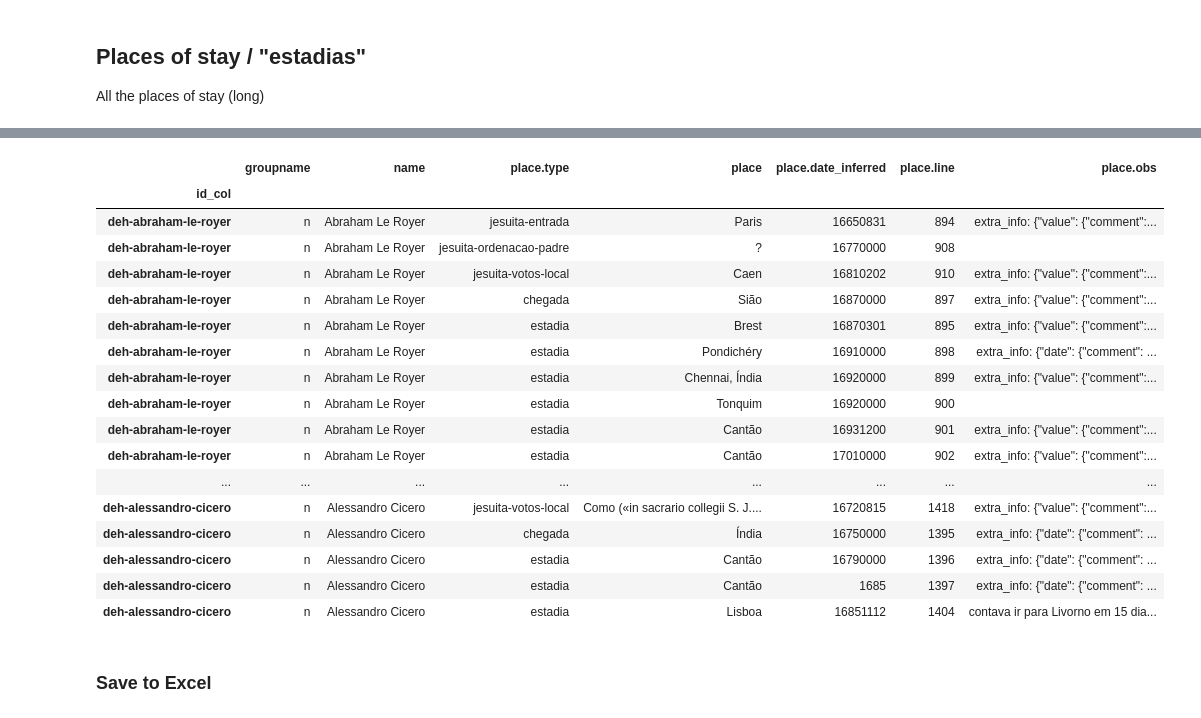
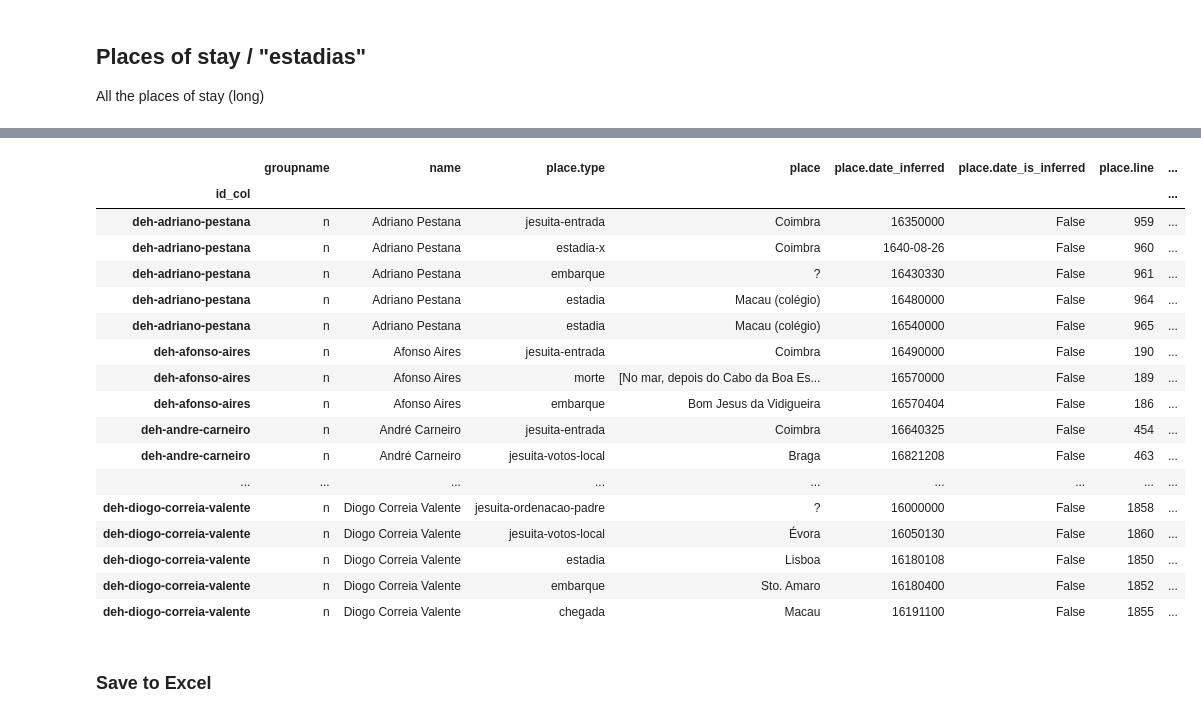
Before and after one commit to joaquimrcarvalho/dehergne-locations, a Jupyter notebook: notebooks/dehergne_analysis.ipynb, the cells around one changed output, grey strips where cells are left out. Drawn from its saved outputs; the diff is of its cells as text; code cells hidden in the pictures.

```diff
--- a/notebooks/dehergne_analysis.ipynb
+++ b/notebooks/dehergne_analysis.ipynb
@@ -283,0 +260,18 @@ memory usage: 95.7+ KB
+# %%
+import pyuca  # to sort accented characters properly
+
+import pandas as pd
+from timelink.pandas import entities_with_attribute
+# show 500 rows
+pd.set_option('display.max_rows', 550)
+
+nacionais = entities_with_attribute(
+    entity_type='person',
+    show_elements=['id','name','groupname'],
+    the_type='nacionalidade',
+    more_attributes=['nascimento'],
+    db=tlnb.db,
+)
+# filter groupname = 'n' (avoid "referido", "pai", "mãe")
+nacionais = nacionais[nacionais.groupname=='n']
+nacionais.info()
@@ -635,7 +649,7 @@ from timelink.pandas import entities_with_attribute
 # show 500 rows
 pd.set_option('display.max_rows', 1550)
 
-jesuita_entrada_coimbra_estadia = entities_with_attribute(
+jesuita_entrada_coimbra_embarque = entities_with_attribute(
     entity_type='person',
     show_elements=['name','groupname'],
     the_type='jesuita-entrada',
@@ -643,20 +657,20 @@ jesuita_entrada_coimbra_estadia = entities_with_attribute(
     more_attributes=['nascimento','embarque'],
     db=tlnb.db,
 )
-jesuita_entrada_coimbra_estadia.info()
+jesuita_entrada_coimbra_embarque.info()
 
 # user only group "n"
-jesuita_entrada_coimbra_estadia = jesuita_entrada_coimbra_estadia[jesuita_entrada_coimbra_estadia.groupname=='n']
+jesuita_entrada_coimbra_embarque = jesuita_entrada_coimbra_embarque[jesuita_entrada_coimbra_embarque.groupname=='n']
 
 # add age at 'jesuita-entrada.date'
-jesuita_entrada_coimbra_estadia['age_at_entrada'] = jesuita_entrada_coimbra_estadia.apply(lambda x: calc_age_at(x['nascimento.date'], x['jesuita-entrada.date']), axis=1)
+jesuita_entrada_coimbra_embarque['age_at_entrada'] = jesuita_entrada_coimbra_embarque.apply(lambda x: calc_age_at(x['nascimento.date'], x['jesuita-entrada.date']), axis=1)
 # add age at 'embarque.date'
-jesuita_entrada_coimbra_estadia['age_at_embarque'] = jesuita_entrada_coimbra_estadia.apply(lambda x: calc_age_at(x['nascimento.date'], x['embarque.date']), axis=1)
+jesuita_entrada_coimbra_embarque['age_at_embarque'] = jesuita_entrada_coimbra_embarque.apply(lambda x: calc_age_at(x['nascimento.date'], x['embarque.date']), axis=1)
 
-jesuita_entrada_coimbra_estadia['tempo_em_coimbra'] = jesuita_entrada_coimbra_estadia['age_at_embarque'] - jesuita_entrada_coimbra_estadia['age_at_entrada']
+jesuita_entrada_coimbra_embarque['tempo_em_coimbra'] = jesuita_entrada_coimbra_embarque['age_at_embarque'] - jesuita_entrada_coimbra_embarque['age_at_entrada']
 
 cols=['name','nascimento.date','jesuita-entrada.date','jesuita-entrada','age_at_entrada','tempo_em_coimbra','embarque','embarque.date','age_at_embarque']
-jesuita_entrada_coimbra_estadia[cols].sort_values(by=['jesuita-entrada.date','embarque.date'])
+jesuita_entrada_coimbra_embarque[cols].sort_values(by=['jesuita-entrada.date','embarque.date'])
 # %% [output]
 <class 'pandas.core.frame.DataFrame'>
 Index: 62 entries, deh-adriano-pestana to deh-tome-pereira
@@ -793,7 +838,7 @@ jesuita_entrada_coimbra_estadia[ ~(jesuita_entrada_coimbra_estadia['estadia.obs'
 # %%
 from timelink.pandas import display_group_attributes, group_attributes
 
-ids = jesuita_entrada_coimbra_estadia.index
+ids = jesuita_entrada_coimbra_embarque.index
 
 no_show=['jesuita-entrada.level','jesuita-entrada.line','dehergne','estadia@wikidata','jesuita-estatuto',
           'nome','nacionalidade','nascimento@wikidata','nome-chines','titulo','jesuita-entrada@wikidata',
@@ -845,17 +871,18 @@ pd.set_option('display.max_rows', 1550)
 places_of_stay = entities_with_attribute(
     entity_type='person',
     show_elements=['name','groupname','the_line','the_order'],
-    the_type=['jesuita-entrada','partida','chegada','estadia','estadia-x',
+    the_type=['jesuita-entrada','embarque','partida','chegada','estadia','estadia-x',
               'jesuita-votos-local','jesuita-ordenacao-padre','morte'],
     column_name='place',
     more_attributes=[],
+    filter_by=ids,
     db=tlnb.db,
 )
 
-places_of_stay.info()
+
 
 # this sequence replaces missing dates with the value of the previous date
-# followed by ">". This meant to use the information that although the date
+# followed by ">". This allows to use the information that although the date
 # is unkown it has happened after a certain date
 # we need the id in a column to group by it (it is currently in the index)
 # TODO: maybe an option in entities_with_attribute and compute intervals using
@@ -878,9 +905,10 @@ places_of_stay['place.date_inferred'].fillna('', inplace=True)
 # restore index
 places_of_stay.index = places_of_stay['id_col']
 
+places_of_stay.info()
 # show results
 show_only=150
-cols=['groupname','name','place.type','place','place.date_inferred','place.line','place.obs']
+cols=['groupname','name','place.type','place','place.date_inferred','place.date_is_inferred','place.line','place.obs']
 places_of_stay[places_of_stay.groupname=='n'][cols].sort_values(by=['name','place.date_inferred']).head(show_only)
 # %% [output]
 <class 'pandas.core.frame.DataFrame'>
@@ -903,21 +931,21 @@ memory usage: 616.3+ KB
-|  | groupname | name | place.type | place | place.date_inferred | place.line | place.obs |
-| id_col |  |  |  |  |  |  |  |
-| deh-abraham-le-royer | n | Abraham Le Royer | jesuita-entrada | Paris | 16650831 | 894 | extra_info: {"value": {"comment":... |
-| deh-abraham-le-royer | n | Abraham Le Royer | jesuita-ordenacao-padre | ? | 16770000 | 908 |  |
-| deh-abraham-le-royer | n | Abraham Le Royer | jesuita-votos-local | Caen | 16810202 | 910 | extra_info: {"value": {"comment":... |
-| deh-abraham-le-royer | n | Abraham Le Royer | chegada | Sião | 16870000 | 897 | extra_info: {"value": {"comment":... |
-| deh-abraham-le-royer | n | Abraham Le Royer | estadia | Brest | 16870301 | 895 | extra_info: {"value": {"comment":... |
-| deh-abraham-le-royer | n | Abraham Le Royer | estadia | Pondichéry | 16910000 | 898 | extra_info: {"date": {"comment": ... |
-| deh-abraham-le-royer | n | Abraham Le Royer | estadia | Chennai, Índia | 16920000 | 899 | extra_info: {"value": {"comment":... |
-| deh-abraham-le-royer | n | Abraham Le Royer | estadia | Tonquim | 16920000 | 900 |  |
-| deh-abraham-le-royer | n | Abraham Le Royer | estadia | Cantão | 16931200 | 901 | extra_info: {"value": {"comment":... |
-| deh-abraham-le-royer | n | Abraham Le Royer | estadia | Cantão | 17010000 | 902 | extra_info: {"value": {"comment":... |
-| ... | ... | ... | ... | ... | ... | ... | ... |
-| deh-alessandro-cicero | n | Alessandro Cicero | jesuita-votos-local | Como («in sacrario collegii S. J.... | 16720815 | 1418 | extra_info: {"value": {"comment":... |
-| deh-alessandro-cicero | n | Alessandro Cicero | chegada | Índia | 16750000 | 1395 | extra_info: {"date": {"comment": ... |
-| deh-alessandro-cicero | n | Alessandro Cicero | estadia | Cantão | 16790000 | 1396 | extra_info: {"date": {"comment": ... |
-| deh-alessandro-cicero | n | Alessandro Cicero | estadia | Cantão | 1685 | 1397 | extra_info: {"date": {"comment": ... |
-| deh-alessandro-cicero | n | Alessandro Cicero | estadia | Lisboa | 16851112 | 1404 | contava ir para Livorno em 15 dia... |
+|  | groupname | name | place.type | place | place.date_inferred | place.date_is_inferred | place.line | ... |
+| id_col |  |  |  |  |  |  |  | ... |
+| deh-adriano-pestana | n | Adriano Pestana | jesuita-entrada | Coimbra | 16350000 | False | 959 | ... |
+| deh-adriano-pestana | n | Adriano Pestana | estadia-x | Coimbra | 1640-08-26 | False | 960 | ... |
+| deh-adriano-pestana | n | Adriano Pestana | embarque | ? | 16430330 | False | 961 | ... |
+| deh-adriano-pestana | n | Adriano Pestana | estadia | Macau (colégio) | 16480000 | False | 964 | ... |
+| deh-adriano-pestana | n | Adriano Pestana | estadia | Macau (colégio) | 16540000 | False | 965 | ... |
+| deh-afonso-aires | n | Afonso Aires | jesuita-entrada | Coimbra | 16490000 | False | 190 | ... |
+| deh-afonso-aires | n | Afonso Aires | morte | [No mar, depois do Cabo da Boa Es... | 16570000 | False | 189 | ... |
+| deh-afonso-aires | n | Afonso Aires | embarque | Bom Jesus da Vidigueira | 16570404 | False | 186 | ... |
+| deh-andre-carneiro | n | André Carneiro | jesuita-entrada | Coimbra | 16640325 | False | 454 | ... |
+| deh-andre-carneiro | n | André Carneiro | jesuita-votos-local | Braga | 16821208 | False | 463 | ... |
+| ... | ... | ... | ... | ... | ... | ... | ... | ... |
+| deh-diogo-correia-valente | n | Diogo Correia Valente | jesuita-ordenacao-padre | ? | 16000000 | False | 1858 | ... |
+| deh-diogo-correia-valente | n | Diogo Correia Valente | jesuita-votos-local | Évora | 16050130 | False | 1860 | ... |
+| deh-diogo-correia-valente | n | Diogo Correia Valente | estadia | Lisboa | 16180108 | False | 1850 | ... |
+| deh-diogo-correia-valente | n | Diogo Correia Valente | embarque | Sto. Amaro | 16180400 | False | 1852 | ... |
+| deh-diogo-correia-valente | n | Diogo Correia Valente | chegada | Macau | 16191100 | False | 1855 | ... |
 # %% [markdown]
 ### Save to Excel
 # %%
```
Also changed, not shown: parts of 22 cells of this notebook, 1 other file.
